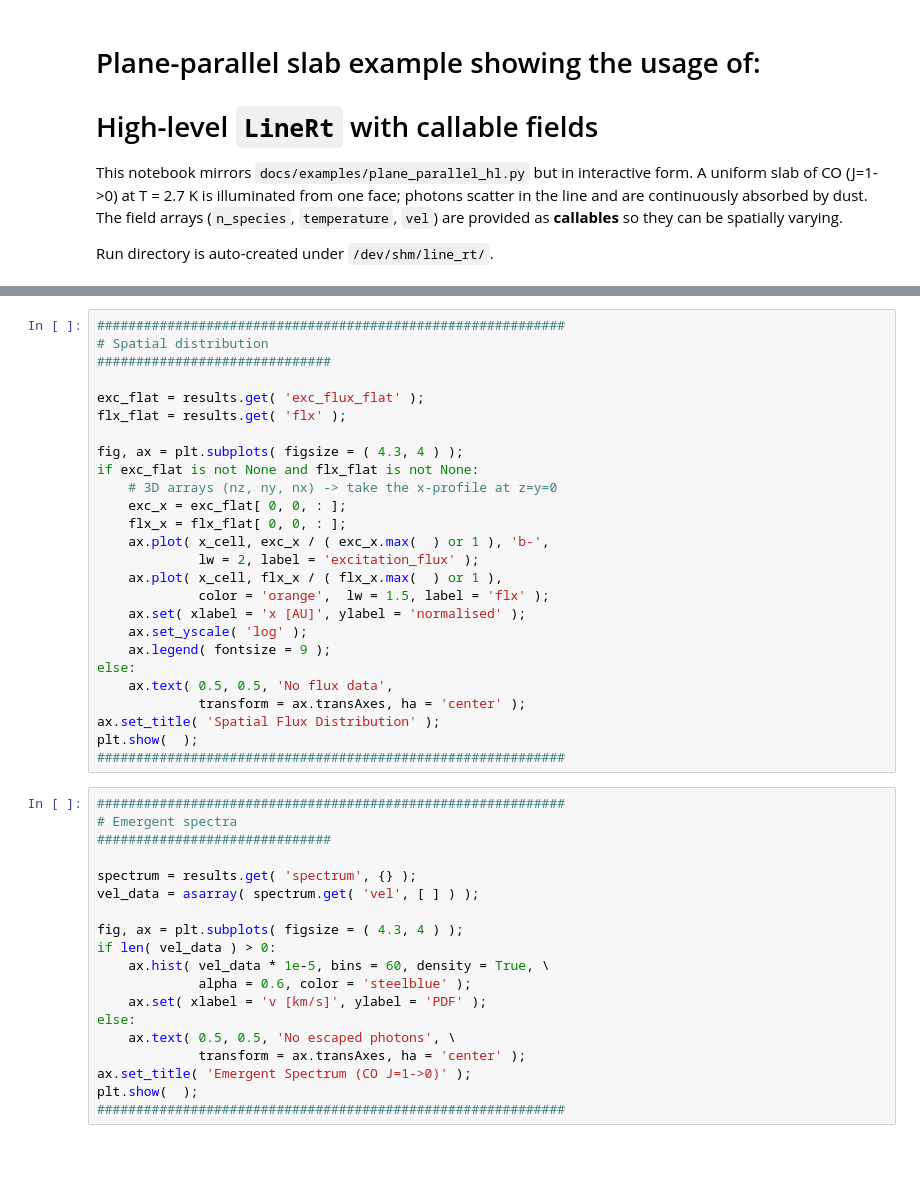
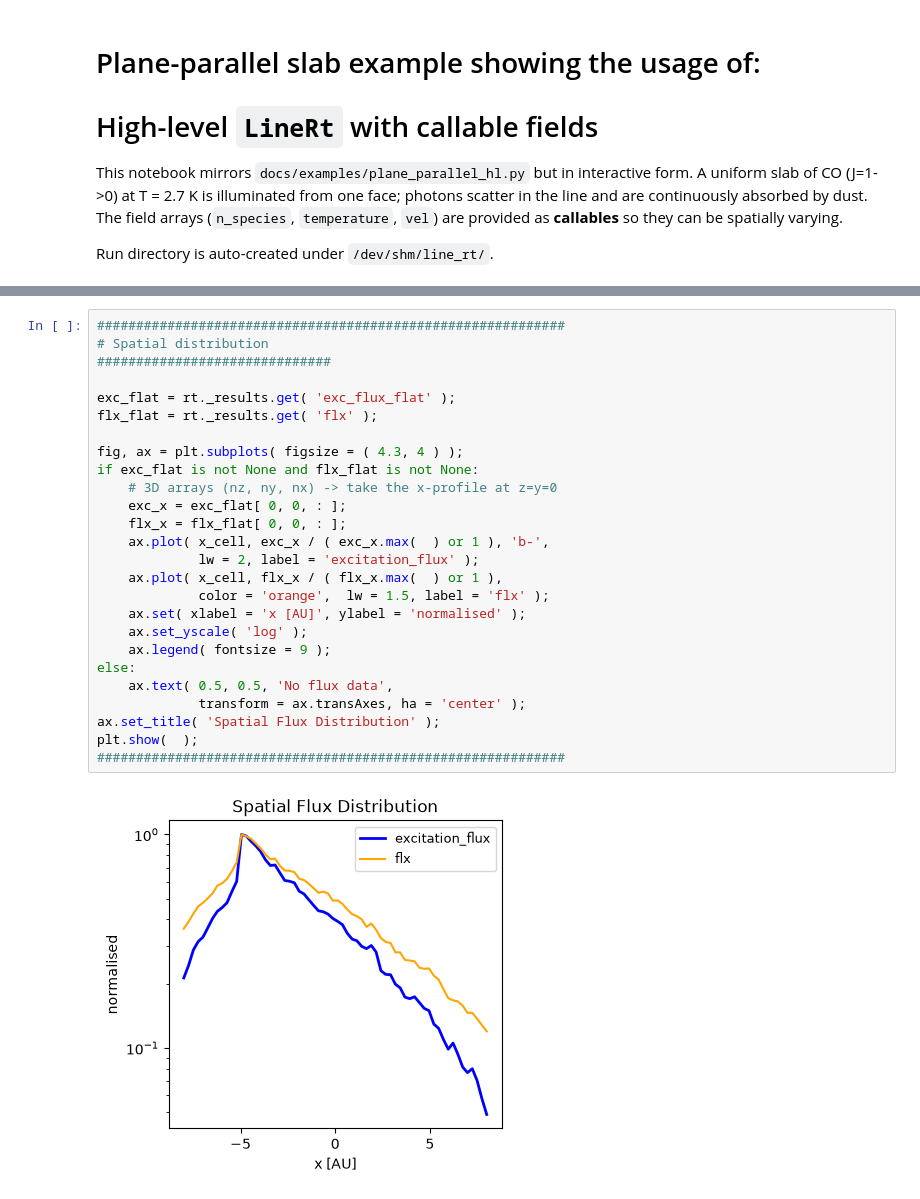
Before and after one commit to wll745881210/kratos_linerad, a Jupyter notebook: docs/examples/plane_parallel_hl.ipynb, the cells around one changed output, grey strips where cells are left out. Cells and saved outputs as stored; diff of their text form; blank space fills up the shorter version.

```diff
--- a/docs/examples/plane_parallel_hl.ipynb
+++ b/docs/examples/plane_parallel_hl.ipynb
@@ -183,45 +267,28 @@ fig, axes = line_rt.default_plot( results, figsize = ( 9, 7 ) );
 # %%
 ############################################################
 # Spatial distribution
 ##############################
 
-exc_flat = results.get( 'exc_flux_flat' );
-flx_flat = results.get( 'flx' );
+exc_flat = rt._results.get( 'exc_flux_flat' );
+flx_flat = rt._results.get( 'flx' );
 
 fig, ax = plt.subplots( figsize = ( 4.3, 4 ) );
 if exc_flat is not None and flx_flat is not None:
     # 3D arrays (nz, ny, nx) -> take the x-profile at z=y=0
     exc_x = exc_flat[ 0, 0, : ];
     flx_x = flx_flat[ 0, 0, : ];
     ax.plot( x_cell, exc_x / ( exc_x.max(  ) or 1 ), 'b-',
              lw = 2, label = 'excitation_flux' );
     ax.plot( x_cell, flx_x / ( flx_x.max(  ) or 1 ),
              color = 'orange',  lw = 1.5, label = 'flx' );
     ax.set( xlabel = 'x [AU]', ylabel = 'normalised' );
     ax.set_yscale( 'log' );
     ax.legend( fontsize = 9 );
 else:
     ax.text( 0.5, 0.5, 'No flux data',
              transform = ax.transAxes, ha = 'center' );
 ax.set_title( 'Spatial Flux Distribution' );
 plt.show(  );
 ############################################################
+# %% [output]
+[figure, added]
-# %%
-############################################################
-# Emergent spectra
-##############################
-
-spectrum = results.get( 'spectrum', {} );
-vel_data = asarray( spectrum.get( 'vel', [ ] ) );
-
-fig, ax = plt.subplots( figsize = ( 4.3, 4 ) );
-if len( vel_data ) > 0:
-    ax.hist( vel_data * 1e-5, bins = 60, density = True, \
-             alpha = 0.6, color = 'steelblue' );
-    ax.set( xlabel = 'v [km/s]', ylabel = 'PDF' );
-else:
-    ax.text( 0.5, 0.5, 'No escaped photons', \
-             transform = ax.transAxes, ha = 'center' );
-ax.set_title( 'Emergent Spectrum (CO J=1->0)' );
-plt.show(  );
-############################################################
```
Also changed, not shown: parts of 10 cells of this notebook, 1 other file.
